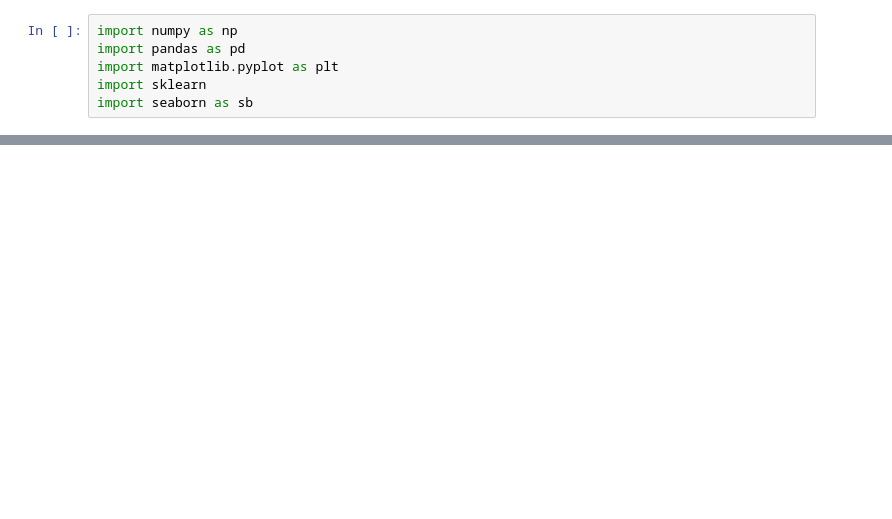
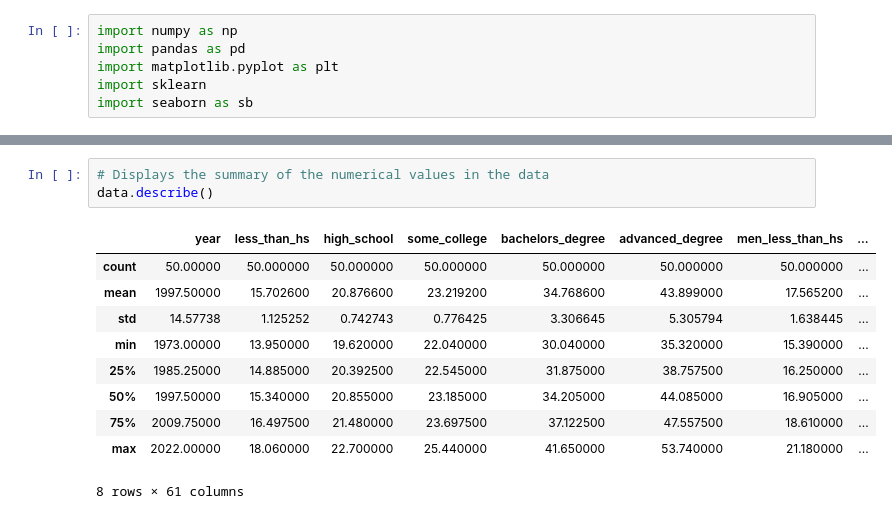
Before and after one commit to pauldumitriu001/EECS3401_IntroToAi_FinalProject, a Jupyter notebook: testNotebook.ipynb, the cells around one changed output, grey strips where cells are left out. Drawn from its saved outputs; the diff is of its cells as text; blank space fills up the shorter version.

```diff
--- a/testNotebook.ipynb
+++ b/testNotebook.ipynb
@@ -37,0 +66,14 @@ pd.read_csv(url)
+# %%
+# Displays the summary of the numerical values in the data
+data.describe()
+# %% [output]
+|  | year | less_than_hs | high_school | some_college | bachelors_degree | advanced_degree | men_less_than_hs | ... |
+| count | 50.00000 | 50.000000 | 50.000000 | 50.000000 | 50.000000 | 50.000000 | 50.000000 | ... |
+| mean | 1997.50000 | 15.702600 | 20.876600 | 23.219200 | 34.768600 | 43.899000 | 17.565200 | ... |
+| std | 14.57738 | 1.125252 | 0.742743 | 0.776425 | 3.306645 | 5.305794 | 1.638445 | ... |
+| min | 1973.00000 | 13.950000 | 19.620000 | 22.040000 | 30.040000 | 35.320000 | 15.390000 | ... |
+| 25% | 1985.25000 | 14.885000 | 20.392500 | 22.545000 | 31.875000 | 38.757500 | 16.250000 | ... |
+| 50% | 1997.50000 | 15.340000 | 20.855000 | 23.185000 | 34.205000 | 44.085000 | 16.905000 | ... |
+| 75% | 2009.75000 | 16.497500 | 21.480000 | 23.697500 | 37.122500 | 47.557500 | 18.610000 | ... |
+| max | 2022.00000 | 18.060000 | 22.700000 | 25.440000 | 41.650000 | 53.740000 | 21.180000 | ... |
+8 rows × 61 columns
```
Also changed, not shown: parts of 14 cells of this notebook.
